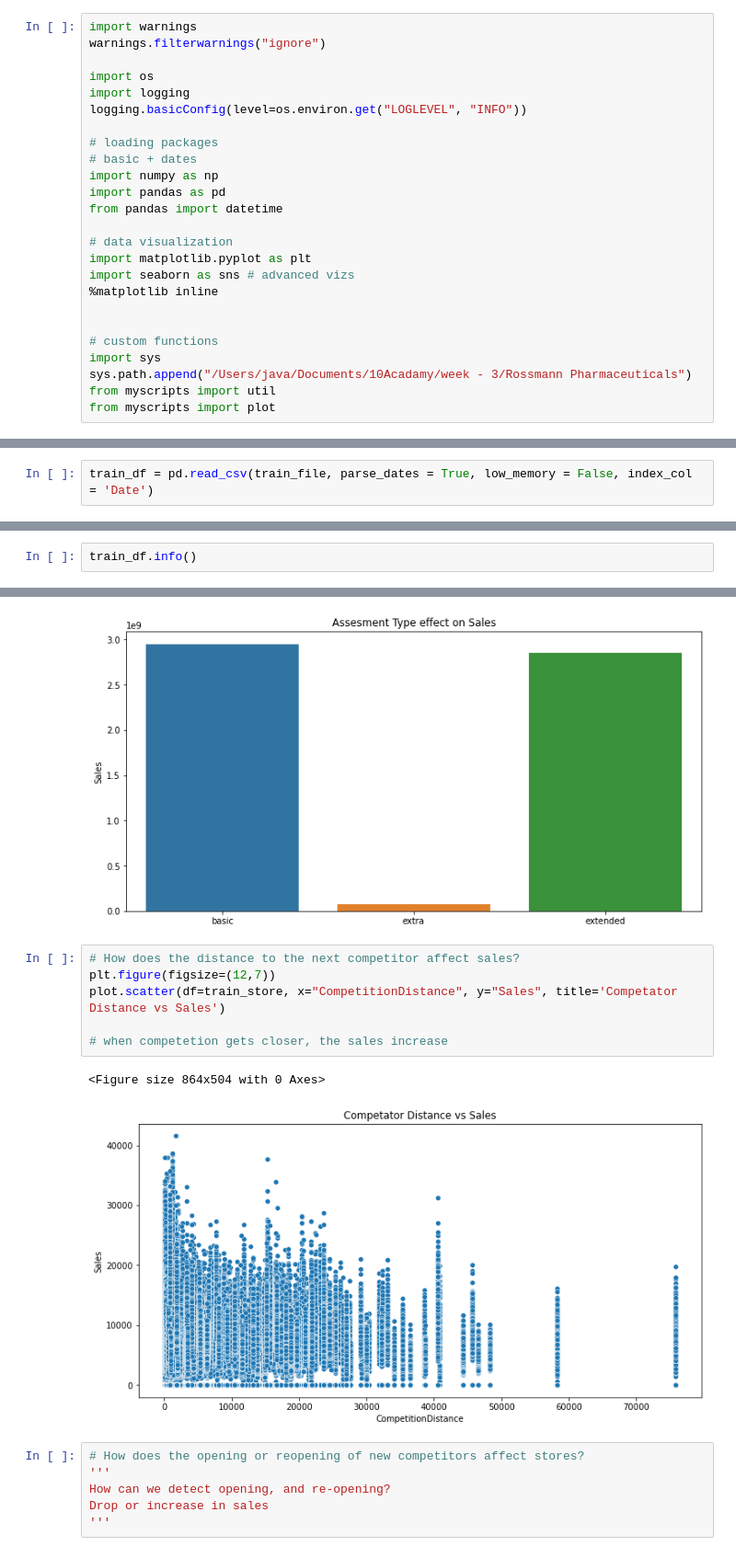
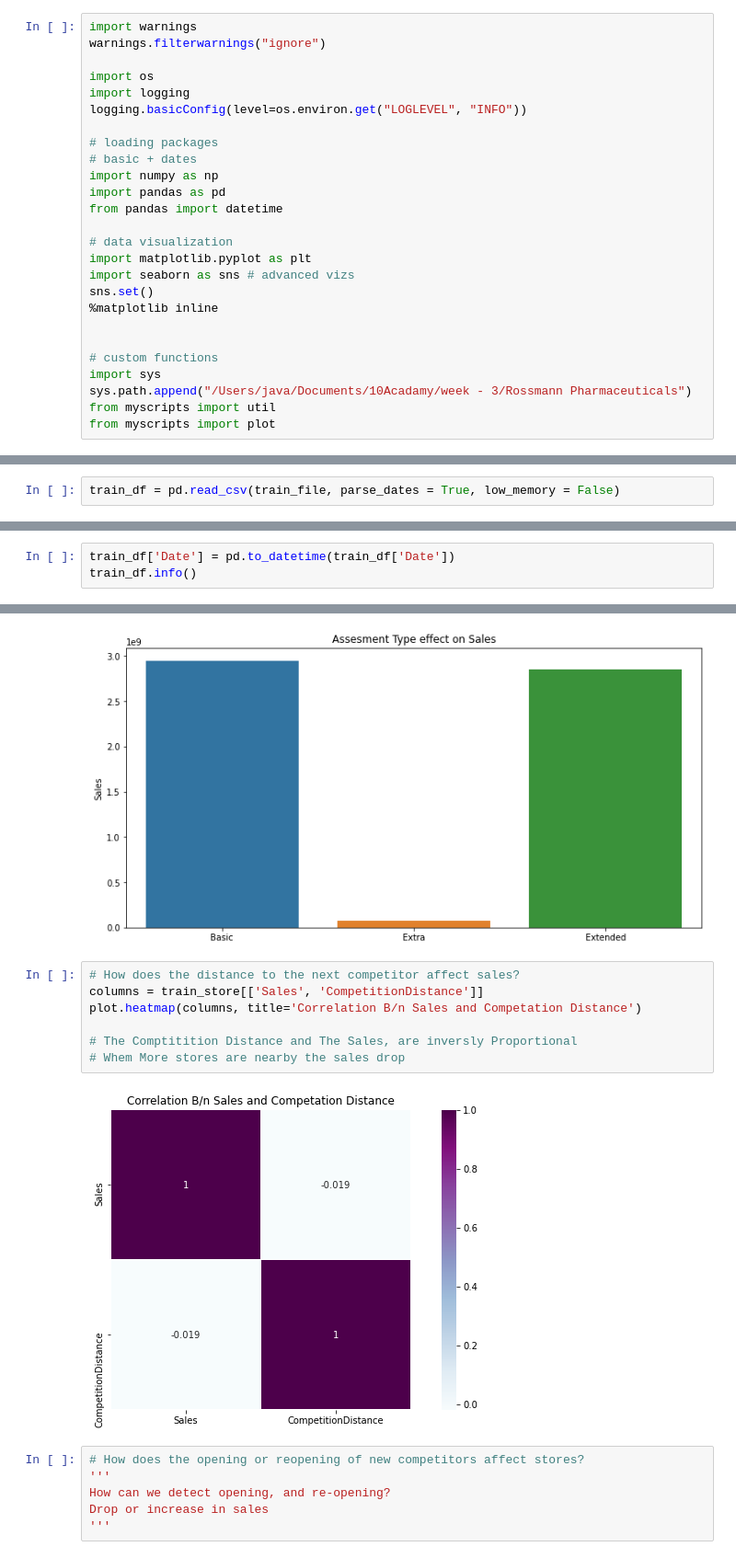
Before and after one commit to NatnaelSisay/Rossmann-Pharmaceuticals-Sales-Prediction, a Jupyter notebook: notebooks/EDA.ipynb, the cells around one changed output, grey strips where cells are left out. Shown at 92% size. Cells and saved outputs as stored; diff of their text form.

```diff
--- a/notebooks/EDA.ipynb
+++ b/notebooks/EDA.ipynb
@@ -15,6 +15,7 @@ from pandas import datetime
 # data visualization
 import matplotlib.pyplot as plt
 import seaborn as sns # advanced vizs
+sns.set()
 %matplotlib inline
 
 
@@ -37,5 +39,5 @@ train_file = '../data/train.csv'
 # %%
 store_df = pd.read_csv(store_file, low_memory = False)
 # %%
-train_df = pd.read_csv(train_file, parse_dates = True, low_memory = False, index_col = 'Date')
+train_df = pd.read_csv(train_file, parse_dates = True, low_memory = False)
 # %%
@@ -63,6 +65,7 @@ Data columns (total 10 columns):
 dtypes: float64(5), int64(2), object(3)
 memory usage: 87.2+ KB
 # %%
+train_df['Date'] = pd.to_datetime(train_df['Date'])
 train_df.info()
 # %% [output]
 <class 'pandas.core.frame.DataFrame'>
@@ -395,13 +367,13 @@ plot.bar(x=assort_values, y=assortment.Sales, title='Assesment Type effect on Sa
 [figure]
 # %%
 # How does the distance to the next competitor affect sales?
-plt.figure(figsize=(12,7))
-plot.scatter(df=train_store, x="CompetitionDistance", y="Sales", title='Competator Distance vs Sales')
+columns = train_store[['Sales', 'CompetitionDistance']]
+plot.heatmap(columns, title='Correlation B/n Sales and Competation Distance')
 
-# when competetion gets closer, the sales increase
+# The Comptitition Distance and The Sales, are inversly Proportional
+# Whem More stores are nearby the sales drop
 # %% [output]
-<Figure size 864x504 with 0 Axes>
-[figure, old version]
+[figure, new version]
 # %%
 # How does the opening or reopening of new competitors affect stores?
 '''
```
Also changed, not shown: parts of 19 cells of this notebook, 5 other files.
